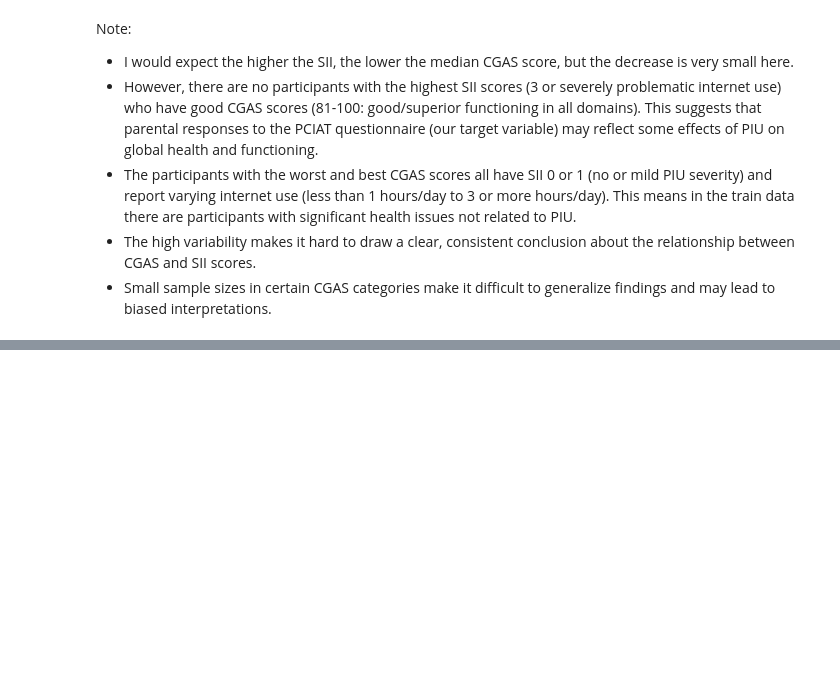
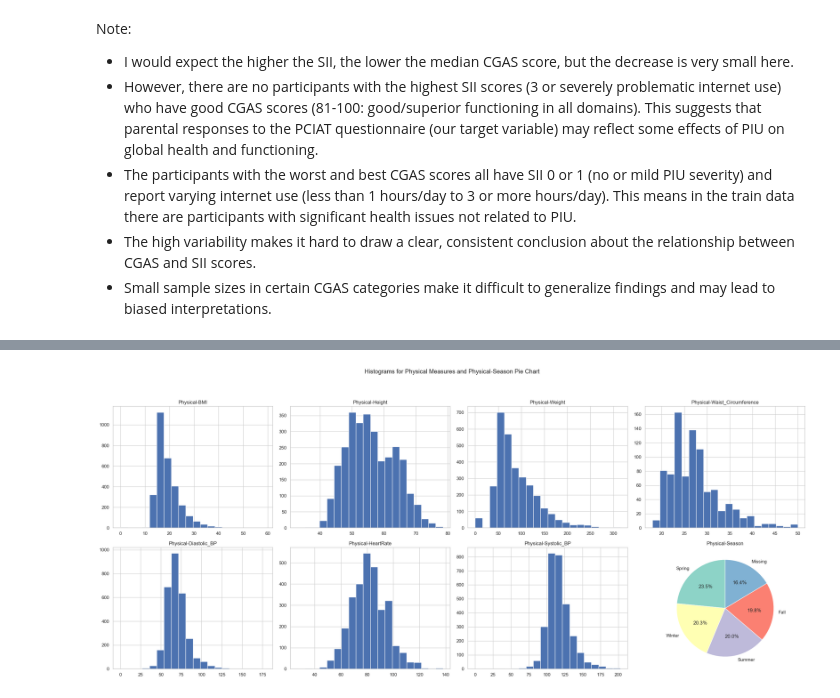
Before and after one commit to AdityaMarne/Kaggle_projects, a Jupyter notebook: ProblematicInternetUse/notebooks/EDA.ipynb, the cells around one changed output, grey strips where cells are left out. Drawn from its saved outputs; the diff is of its cells as text; code cells hidden in the pictures; blank space fills up the shorter version.

```diff
--- a/ProblematicInternetUse/notebooks/EDA.ipynb
+++ b/ProblematicInternetUse/notebooks/EDA.ipynb
@@ -1183,0 +1197,29 @@ Note:
+# %%
+features_physical = groups.get('Physical Measures', [])
+cols = [col for col in features_physical if col in continuous_cols]
+
+plt.figure(figsize=(24, 10))
+n_cols = 4
+n_rows = len(cols) // n_cols + 1
+
+for i, col in enumerate(cols):
+    plt.subplot(n_rows, n_cols, i + 1)
+    train[col].hist(bins=20)
+    plt.title(col)
+
+plt.subplot(n_rows, n_cols, len(cols) + 1)
+season_counts = train['Physical-Season'].value_counts(dropna=False)
+plt.pie(
+    season_counts,
+    labels=season_counts.index,
+    autopct='%1.1f%%',
+    startangle=90,
+    colors=sns.color_palette("Set3")
+)
+plt.title('Physical-Season')
+
+plt.suptitle('Histograms for Physical Measures and Physical-Season Pie Chart', y=1.05)
+plt.tight_layout()
+plt.show()
+# %% [output]
+[figure, added]
```
Also changed, not shown: parts of 36 cells of this notebook.
